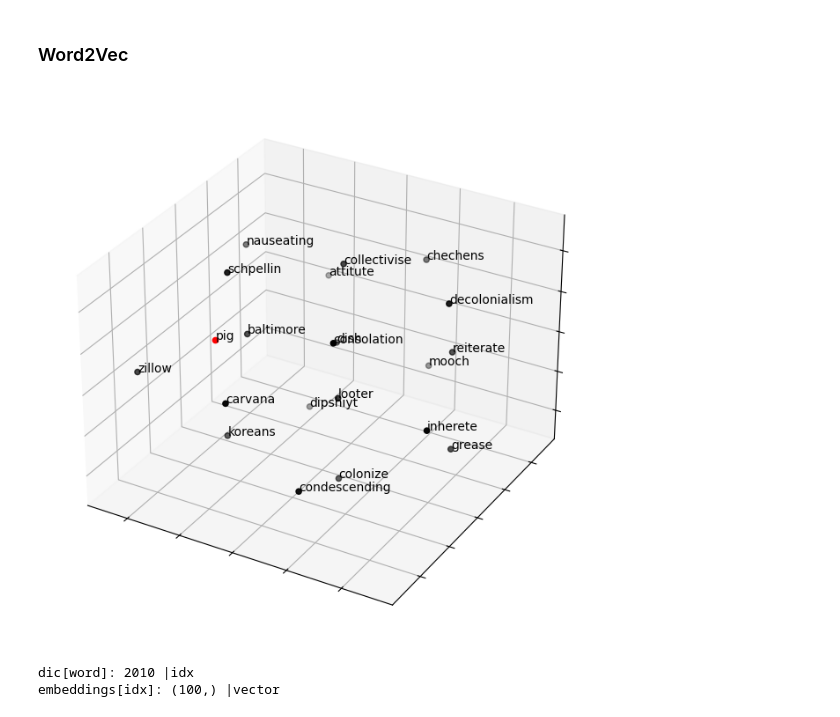
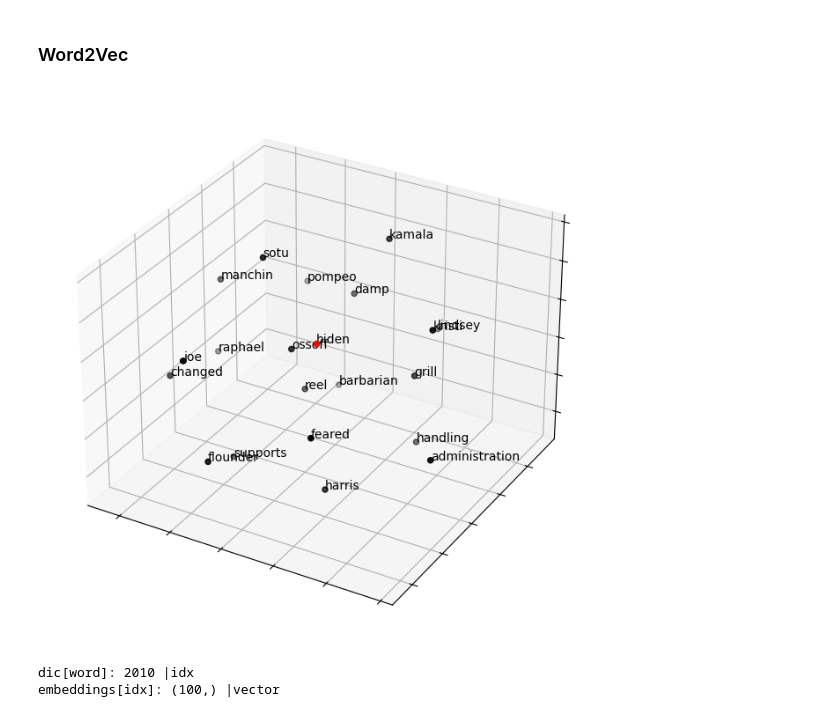
Before and after one commit to TeodorRusKvi/Text-analysis-and-lingustics, a Jupyter notebook: git_NLP_Notebooks/exam_LSTM_processing.ipynb, the cells around one changed output. Saved outputs shown, nothing was run; the diff lists cells and outputs as text; code cells hidden in the pictures.

```diff
--- a/git_NLP_Notebooks/exam_LSTM_processing.ipynb
+++ b/git_NLP_Notebooks/exam_LSTM_processing.ipynb
@@ -51,10 +51,12 @@ Shape of embeddings_GloVe: (22235, 100)
+# %%
+texts = pd.read_csv(url_data+'X_text.csv')['Processed'].to_list()
 # %% [markdown]
 ### Tokenizing the text
 # %%
 tokenizer = Tokenizer(oov_token='<OOV>') # Hyperparameters = num_words=vocab_size, oov_token=oov_tok
-tokenizer.fit_on_texts(corpus)
+tokenizer.fit_on_texts(texts)
 
-sequences = tokenizer.texts_to_sequences(corpus)
+sequences = tokenizer.texts_to_sequences(texts)
 
 word_index = tokenizer.word_index
 print(f'Found {len(word_index)} unique tokens.\n\nFirst 10 is listen below:')
@@ -200,7 +266,7 @@ def print_vec(input_word: str):
 # %%
 ## create list of lists of unigrams
 lst_corpus = []
-for string in corpus:
+for string in texts:
    lst_words = string.split()
    lst_grams = [" ".join(lst_words[i:i+1])
                for i in range(0, len(lst_words), 1)]
@@ -222,7 +286,7 @@ w2v = Word2Vec(lst_corpus,
                #sample=1e-3,
                epochs=30)
 # %%
-word = "pig"
+word = "biden"
 fig = plt.figure(figsize=(10,8))
 ## word embedding
 tot_words = [word] + [tupla[0] for tupla in w2v.wv.most_similar(word, topn=20)]
@@ -231,35 +295,35 @@ X = w2v.wv[tot_words]
 
 # Assuming X is your dataset and it's already defined
 n_samples = X.shape[0]
 
 # Make sure perplexity is less than the number of samples
 perplexity_value = min(40, n_samples - 1)  # Example adjustment
 
 ## pca to reduce dimensionality from 300 to 3
-pca = manifold.TSNE(perplexity=perplexity_value, n_components=3, init='pca')
+pca = TSNE(perplexity=perplexity_value, n_components=3, init='pca')
 X = pca.fit_transform(X)
 ## create dtf
 dtf_ = pd.DataFrame(X, index=tot_words, columns=["x","y","z"])
 dtf_["input"] = 0
 dtf_.loc[dtf_.index[0], "input"] = 1
 
 ## plot 3d
 ax = fig.add_subplot(111, projection='3d')
 ax.scatter(dtf_[dtf_["input"]==0]['x'],
            dtf_[dtf_["input"]==0]['y'],
            dtf_[dtf_["input"]==0]['z'], c="black")
 ax.scatter(dtf_[dtf_["input"]==1]['x'],
            dtf_[dtf_["input"]==1]['y'],
            dtf_[dtf_["input"]==1]['z'], c="red")
 ax.set(xlabel=None, ylabel=None, zlabel=None, xticklabels=[],
        yticklabels=[], zticklabels=[])
 for label, row in dtf_[["x","y","z"]].iterrows():
     x, y, z = row
     ax.text(x, y, z, s=label)
 
 plt.show()
 # %% [output]
-[figure, old version]
+[figure, new version]
 # %%
 ## start the matrix (length of vocabulary x vector size) with all 0s
 embeddings_w2v = np.zeros((len(word_index)+1, embedding_dim))
```
Also changed, not shown: parts of 10 cells of this notebook, 2 other files.
